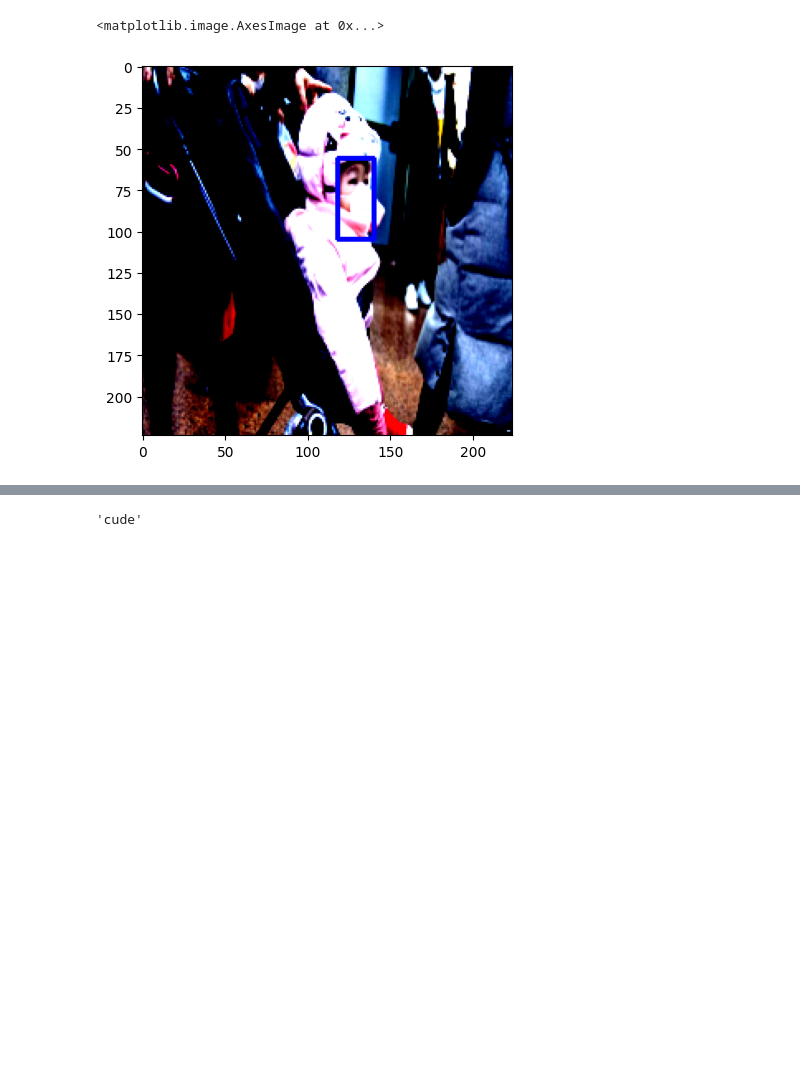
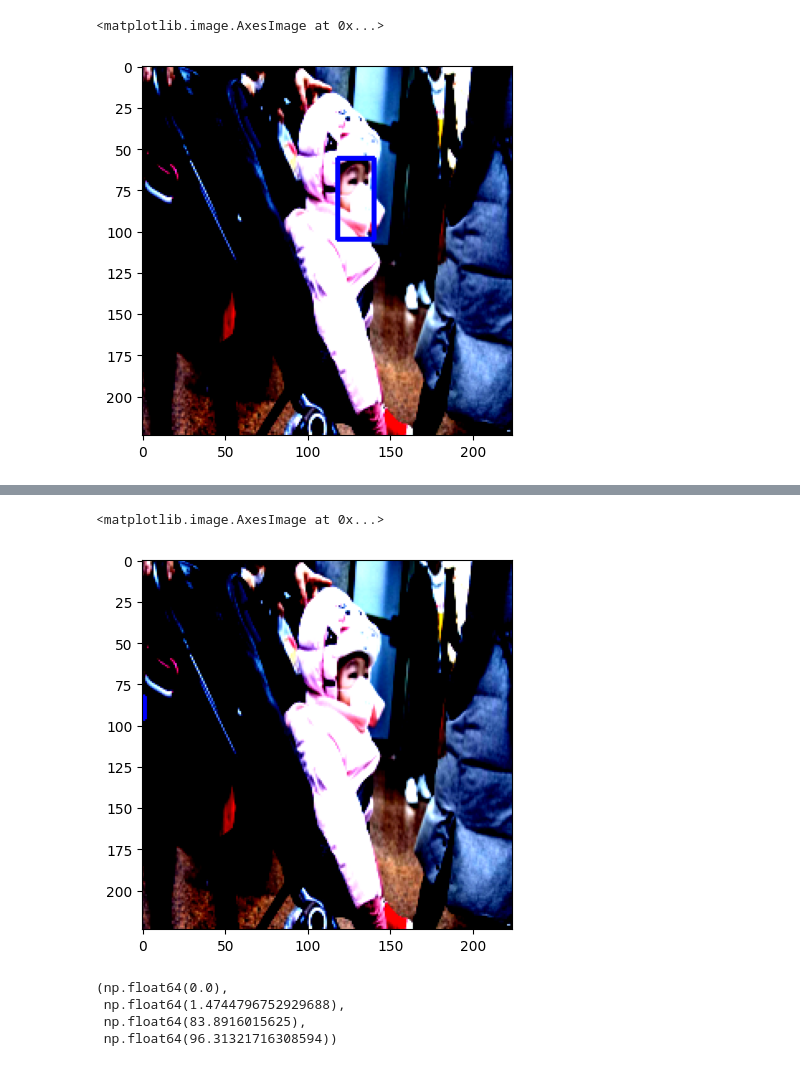
Before and after one commit to MartinsOluwatobi/CV-Learning-Journal-, a Jupyter notebook: Faster RCNN/Preprocessing.ipynb, the cells around one changed output, grey strips where cells are left out. Drawn from its saved outputs; the diff is of its cells as text; code cells hidden in the pictures; blank space fills up the shorter version.

Commit message:
Training

```diff
--- a/Faster RCNN/Preprocessing.ipynb
+++ b/Faster RCNN/Preprocessing.ipynb
@@ -148,11 +149,13 @@ def collate_fn(batch):
     return images, targets
 # %%
 device = 'cuda' if torch.cuda.is_available() else 'cpu'
-train_dataloader = DataLoader(data_train,batch_size=16,shuffle = True, collate_fn= collate_fn )
-test_dataloader = DataLoader(data_test, batch_size= 16, collate_fn=collate_fn)
-epochs = 10
+train_dataloader = DataLoader(data_train,batch_size=4,shuffle = True, collate_fn= collate_fn )
+test_dataloader = DataLoader(data_test, batch_size= 4, collate_fn=collate_fn)
+epochs = 50
 
 model = FasterRCNN(num_classes=2, image_shape=(224,224)).to(device)
+for param in model.feature_extractor.parameters():
+    param.requires_grad = False
 optimizer = torch.optim.SGD(model.parameters(),
                             lr = 0.001)
 
@@ -220,6 +223,7 @@ for epoch in range(epochs):
       loss = rpn_cls_loss + rpn_delta_loss + final_cls_loss +final_reg_loss
       epoch_loss += loss.item()
       loss.backward()
+      torch.nn.utils.clip_grad_norm_(model.parameters(), max_norm=1.0)
       optimizer.step()
   epoch_loss /= len(train_dataloader)
   train_label_acc/= len(train_dataloader)
@@ -230,7 +234,7 @@ for epoch in range(epochs):
   model.eval()
   epoch_test_loss = 0
   test_label_acc, test_box_acc = 0,0
-  with torch.inference_mode():
+  with torch.no_grad():
     for images, target_dict in test_dataloader:
         images = images.to(device)
         test_pred_cls, test_pred_delta,test_proposal_boxes,test_rpn_delta, test_rpn_cls, test_anchors, test_batch_idx= model(images)
@@ -292,9 +296,10 @@ for epoch in range(epochs):
     epoch_test_loss /= len(test_dataloader)
     test_label_acc/= len(test_dataloader)
     test_box_acc/= len(test_dataloader)
-
-  print (f'The training loss at {epoch} is {epoch_loss}')
-  print(f'The training label accuracy at {epoch} is {train_label_acc}; box accuracy is {train_box_acc}')
-  print(f'The test loss at epoch {epoch} is {epoch_test_loss}')
-  print(f'The training label accuracy at {epoch} is {test_label_acc}; box accuracy is {test_box_acc}')
+  print('-'*50)
+  print(f'Model info at Epoch {epoch}')
+  print (f'The training loss is : {epoch_loss}')
+  print(f'The training label accuracy is :{train_label_acc}; box accuracy is {train_box_acc}')
+  print(f'The test loss is : {epoch_test_loss}')
+  print(f'The test label accuracy is :{test_label_acc}; box accuracy is {test_box_acc}')
 # %% [output]
@@ -305,4 +314,26 @@ For debugging consider passing CUDA_LAUNCH_BLOCKING=1
 # %%
-'cude' if torch.cuda.is_available() else 'cpu'
+input = a[0].to(device).unsqueeze(0)
+pred_cls, pred_delta,proposal_boxes,pred_rpn_delta, pred_rpn_cls, anchors, batch_idx= model(input)
+pred_prob = torch.softmax(pred_cls,dim = 1)
+score, label= torch.max(pred_prob[:,1:], dim =1)
+pos = torch.argmax(score)
+best_cls_proposal = proposal_boxes[pos].unsqueeze(0)
+best_delta = final_delta[pos].unsqueeze(0)
+obj_cordinate = box_coordinate(best_delta,best_cls_proposal).squeeze(0 )
+input_image = input.squeeze(0).permute(1,2,0).cpu().numpy()
+input_image= (np.clip(input_image,0,1)*255).astype(np.uint8)
+input_image = input_image.copy()
+
+boxes = obj_cordinate.detach().cpu().numpy()
+if len(boxes) == 4:
+    #face_masks =[(int(t[0]),int(t[1]),int(t[2]),int(t[3])) for t in boxes]
+    x1,y1,x2,y2 =  boxes.tolist()
+    x1 = int(np.clip(x1,0,223))
+    x2 = int(np.clip(x2,0,223))
+    y1 = int(np.clip(y1,0,223))
+    y2 = int(np.clip(y2,0,223))
+    cv.rectangle(input_image,(x1,y1),(x2,y2),(0,0,255),2)
+plt.imshow(input_image)
 # %% [output]
-'cude'
+<matplotlib.image.AxesImage at 0x...>
+[figure, added]
@@ -312,0 +340,8 @@ best_delta = final_delta[best_cls_logit_pos]
+# %%
+boxes.shape
+x1,x2,y1,y2
+# %% [output]
+(np.float64(0.0),
+ np.float64(1.4744796752929688),
+ np.float64(83.8916015625),
+ np.float64(96.31321716308594))
```
Also changed, not shown: parts of 4 cells of this notebook.
